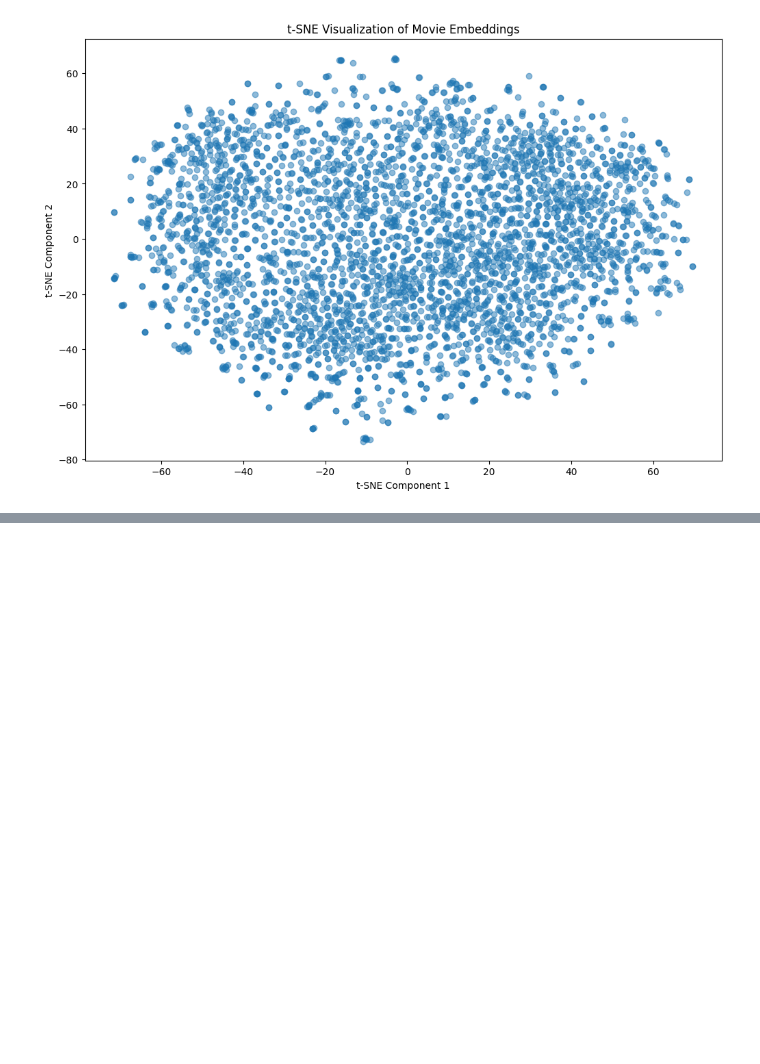
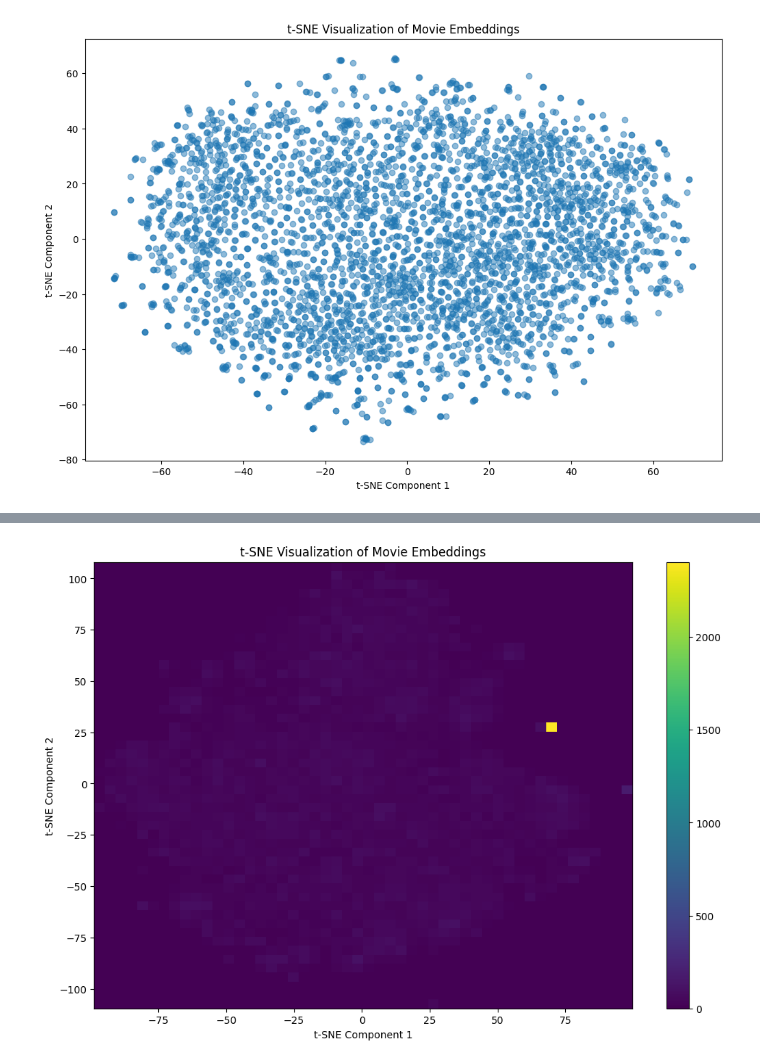
Before and after one commit to shitijseth/Unified-Cross-Domain-Recommender-System, a Jupyter notebook: data_exploration.ipynb, the cells around one changed output, grey strips where cells are left out. Drawn from its saved outputs; the diff is of its cells as text; code cells hidden in the pictures; blank space fills up the shorter version.

```diff
--- a/data_exploration.ipynb
+++ b/data_exploration.ipynb
@@ -682,0 +685,11 @@ plt.show()
+# %%
+# Create a scatter plot
+plt.figure(figsize=(12, 8))
+plt.hist2d(embeddings_2d[:, 0], embeddings_2d[:, 1], bins=(50,50))
+plt.colorbar()
+plt.title('t-SNE Visualization of Movie Embeddings')
+plt.xlabel('t-SNE Component 1')
+plt.ylabel('t-SNE Component 2')
+plt.show()
+# %% [output]
+[figure, added]
```
Also changed, not shown: parts of 1 cell of this notebook.
